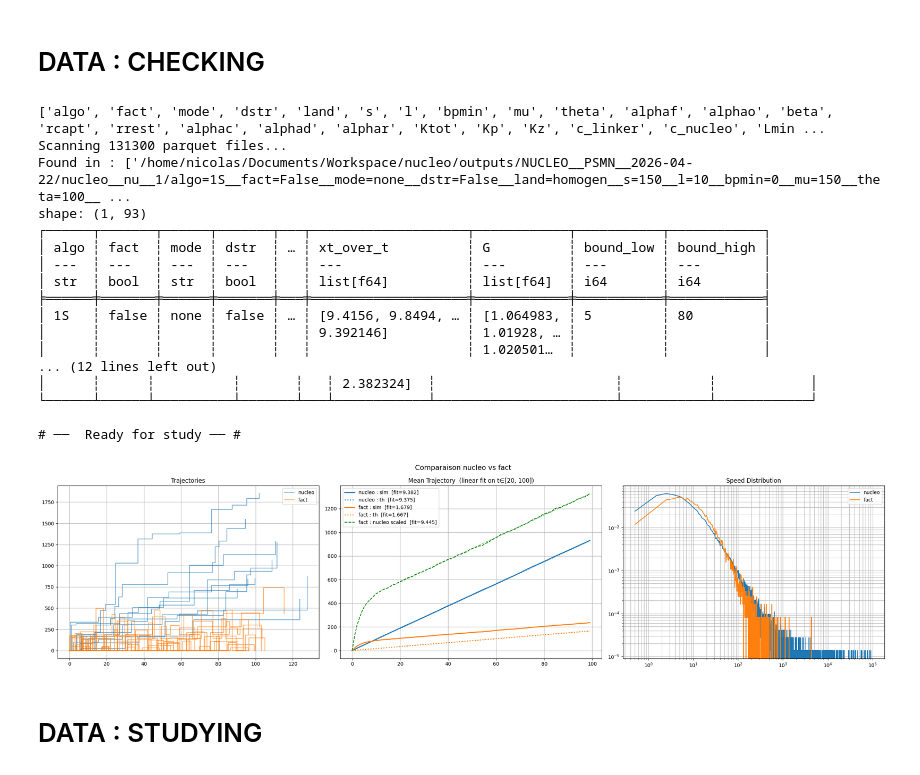
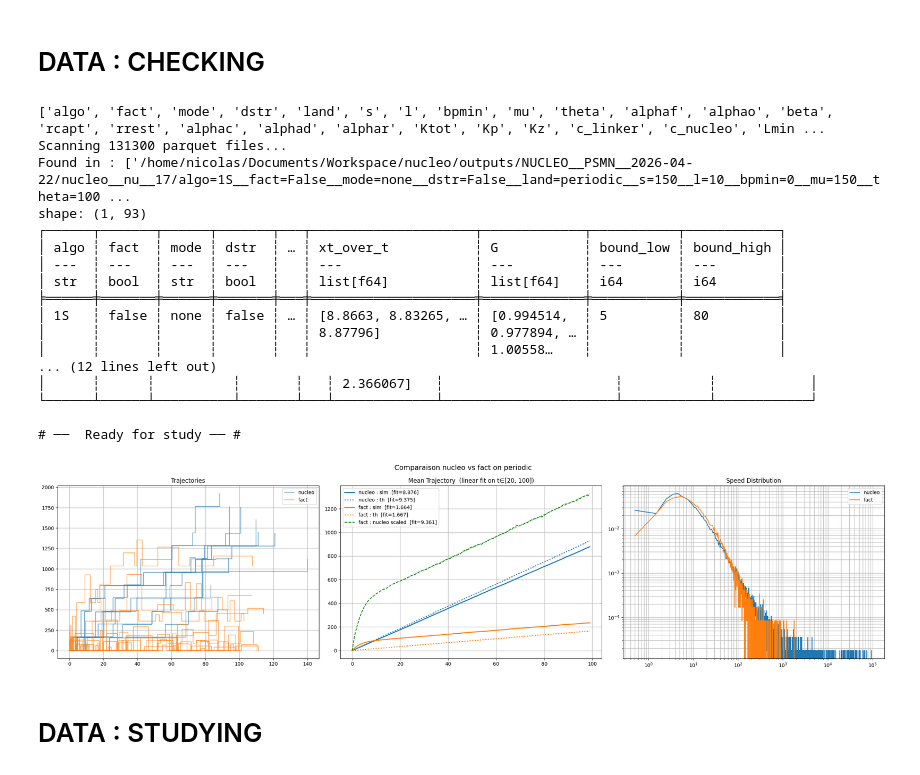
Before and after one commit to npelletbossot/Workspace, a Jupyter notebook: notebooks/work/fact.ipynb, the cells around one changed output. Saved outputs shown, nothing was run; the diff lists cells and outputs as text; code cells hidden in the pictures.

```diff
--- a/notebooks/work/fact.ipynb
+++ b/notebooks/work/fact.ipynb
@@ -114,7 +114,7 @@ params_single_nucleo = {
     "fact"      : False,
     "mode"      : "none",
     "dstr"      : False,
-    "land"      : "homogen",
+    "land"      : "periodic",
     "s"         : 150,
     "l"         : 10,
     "bpmin"     : 0,
@@ -153,19 +153,19 @@ if df_single_nucleo.columns == df_single_fact.columns:
 # %% [output]
 ['algo', 'fact', 'mode', 'dstr', 'land', 's', 'l', 'bpmin', 'mu', 'theta', 'alphaf', 'alphao', 'beta', 'rcapt', 'rrest', 'alphac', 'alphad', 'alphar', 'Ktot', 'Kp', 'Kz', 'c_linker', 'c_nucleo', 'Lmin ...
 Scanning 131300 parquet files...
-Found in : ['/home/nicolas/Documents/Workspace/nucleo/outputs/NUCLEO__PSMN__2026-04-22/nucleo__nu__1/algo=1S__fact=False__mode=none__dstr=False__land=homogen__s=150__l=10__bpmin=0__mu=150__theta=100__ ...
+Found in : ['/home/nicolas/Documents/Workspace/nucleo/outputs/NUCLEO__PSMN__2026-04-22/nucleo__nu__17/algo=1S__fact=False__mode=none__dstr=False__land=periodic__s=150__l=10__bpmin=0__mu=150__theta=100 ...
 shape: (1, 93)
-┌──────┬───────┬──────┬───────┬───┬────────────────────┬────────────┬───────────┬────────────┐
-│ algo ┆ fact  ┆ mode ┆ dstr  ┆ … ┆ xt_over_t          ┆ G          ┆ bound_low ┆ bound_high │
-│ ---  ┆ ---   ┆ ---  ┆ ---   ┆   ┆ ---                ┆ ---        ┆ ---       ┆ ---        │
-│ str  ┆ bool  ┆ str  ┆ bool  ┆   ┆ list[f64]          ┆ list[f64]  ┆ i64       ┆ i64        │
-╞══════╪═══════╪══════╪═══════╪═══╪════════════════════╪════════════╪═══════════╪════════════╡
-│ 1S   ┆ false ┆ none ┆ false ┆ … ┆ [9.4156, 9.8494, … ┆ [1.064983, ┆ 5         ┆ 80         │
-│      ┆       ┆      ┆       ┆   ┆ 9.392146]          ┆ 1.01928, … ┆           ┆            │
-│      ┆       ┆      ┆       ┆   ┆                    ┆ 1.020501…  ┆           ┆            │
+┌──────┬───────┬──────┬───────┬───┬─────────────────────┬─────────────┬───────────┬────────────┐
+│ algo ┆ fact  ┆ mode ┆ dstr  ┆ … ┆ xt_over_t           ┆ G           ┆ bound_low ┆ bound_high │
+│ ---  ┆ ---   ┆ ---  ┆ ---   ┆   ┆ ---                 ┆ ---         ┆ ---       ┆ ---        │
+│ str  ┆ bool  ┆ str  ┆ bool  ┆   ┆ list[f64]           ┆ list[f64]   ┆ i64       ┆ i64        │
+╞══════╪═══════╪══════╪═══════╪═══╪═════════════════════╪═════════════╪═══════════╪════════════╡
+│ 1S   ┆ false ┆ none ┆ false ┆ … ┆ [8.8663, 8.83265, … ┆ [0.994514,  ┆ 5         ┆ 80         │
+│      ┆       ┆      ┆       ┆   ┆ 8.87796]            ┆ 0.977894, … ┆           ┆            │
+│      ┆       ┆      ┆       ┆   ┆                     ┆ 1.00558…    ┆           ┆            │
 ... (12 lines left out)
-│      ┆      ┆          ┆       ┆   ┆ 2.382324]  ┆                       ┆           ┆            │
-└──────┴──────┴──────────┴───────┴───┴────────────┴───────────────────────┴───────────┴────────────┘
+│      ┆      ┆          ┆       ┆   ┆ 2.366067]   ┆                      ┆           ┆            │
+└──────┴──────┴──────────┴───────┴───┴─────────────┴──────────────────────┴───────────┴────────────┘
 
 # ──  Ready for study ── #
 # %%
@@ -225,35 +225,35 @@ def plot_df_main_info(dfs: list[tuple[pl.DataFrame, pl.DataFrame, str]], title:
             y_scaled = results_mean / factor
             slope_sc = linear_fit_and_plot(ax2, times, y_scaled, "g", ls="--")
             ax2.plot(times, y_scaled, color="g",
                      label=f"{label} : nucleo scaled  [fit={slope_sc:.4g}]", ls="--")
 
         # --- Speed Distribution ---
         x3 = df["vi_points"][0].to_numpy()
         y3 = df["vi_distrib"][0].to_numpy()
         ax3.loglog(x3, y3, color=color, label=label)
 
     ax1.set_title("Trajectories")
     ax1.legend()
     ax1.grid(True, which="both")
     ax2.set_title(f"Mean Trajectory  (linear fit on t∈[{FIT_T_MIN}, {FIT_T_MAX}])")
     ax2.legend()
     ax2.grid(True, which="both")
     ax3.set_title("Speed Distribution")
     ax3.legend()
     ax3.grid(True, which="both")
 
     plt.tight_layout()
     plt.show()
 
 plot_df_main_info(
     dfs=[
         (df_single_nucleo, df_single_fact, "nucleo"),
         (df_single_fact, df_single_nucleo, "fact"),
     ],
-    title="Comparaison nucleo vs fact"
+    title=f"Comparaison nucleo vs fact on {params_single_nucleo["land"]}"
 )
 # %% [output]
-[figure, old version]
+[figure, new version]
 # %% [markdown]
 # DATA : STUDYING
 # %%
```
Also changed, not shown: parts of 2 cells of this notebook, 7 other files.
